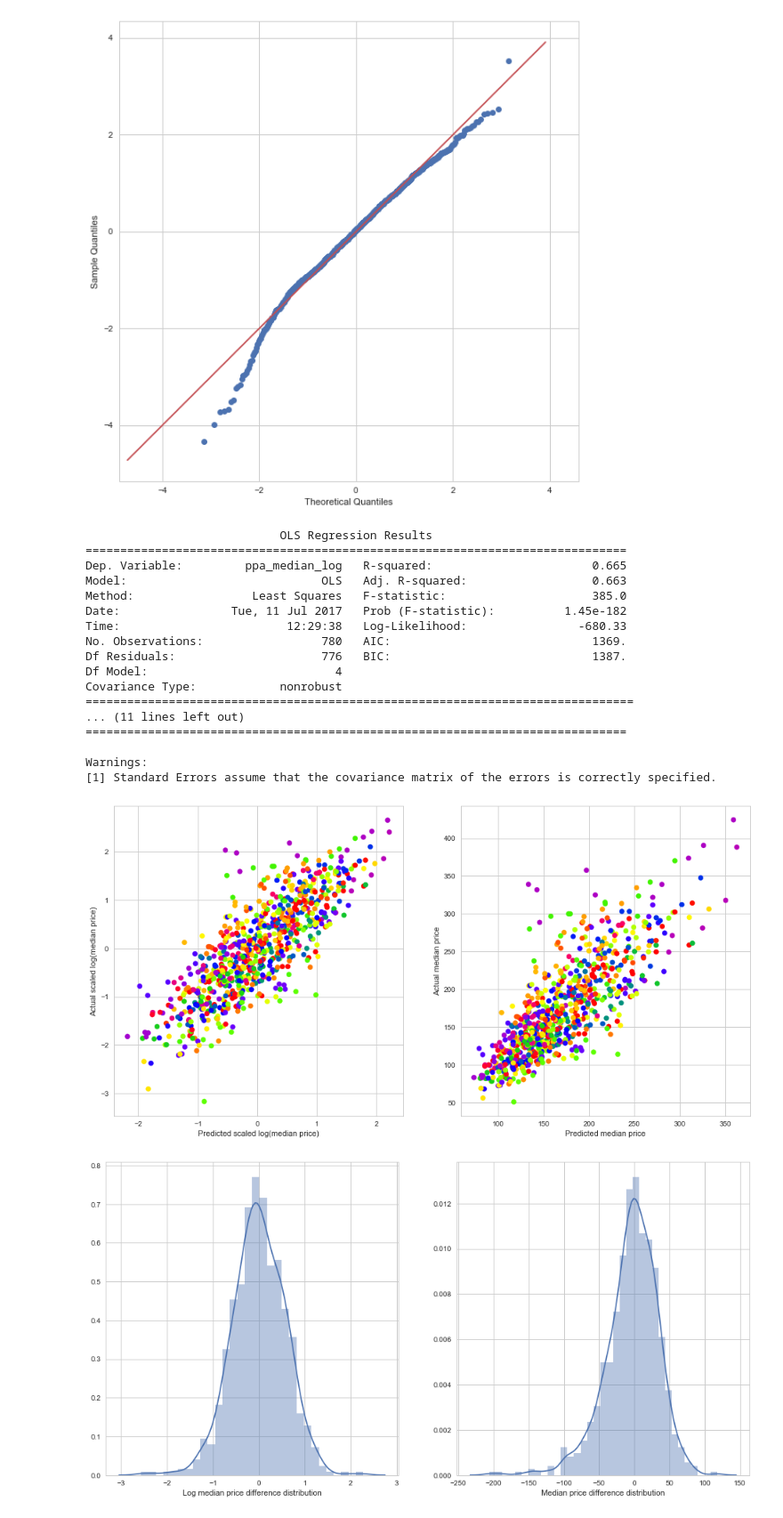
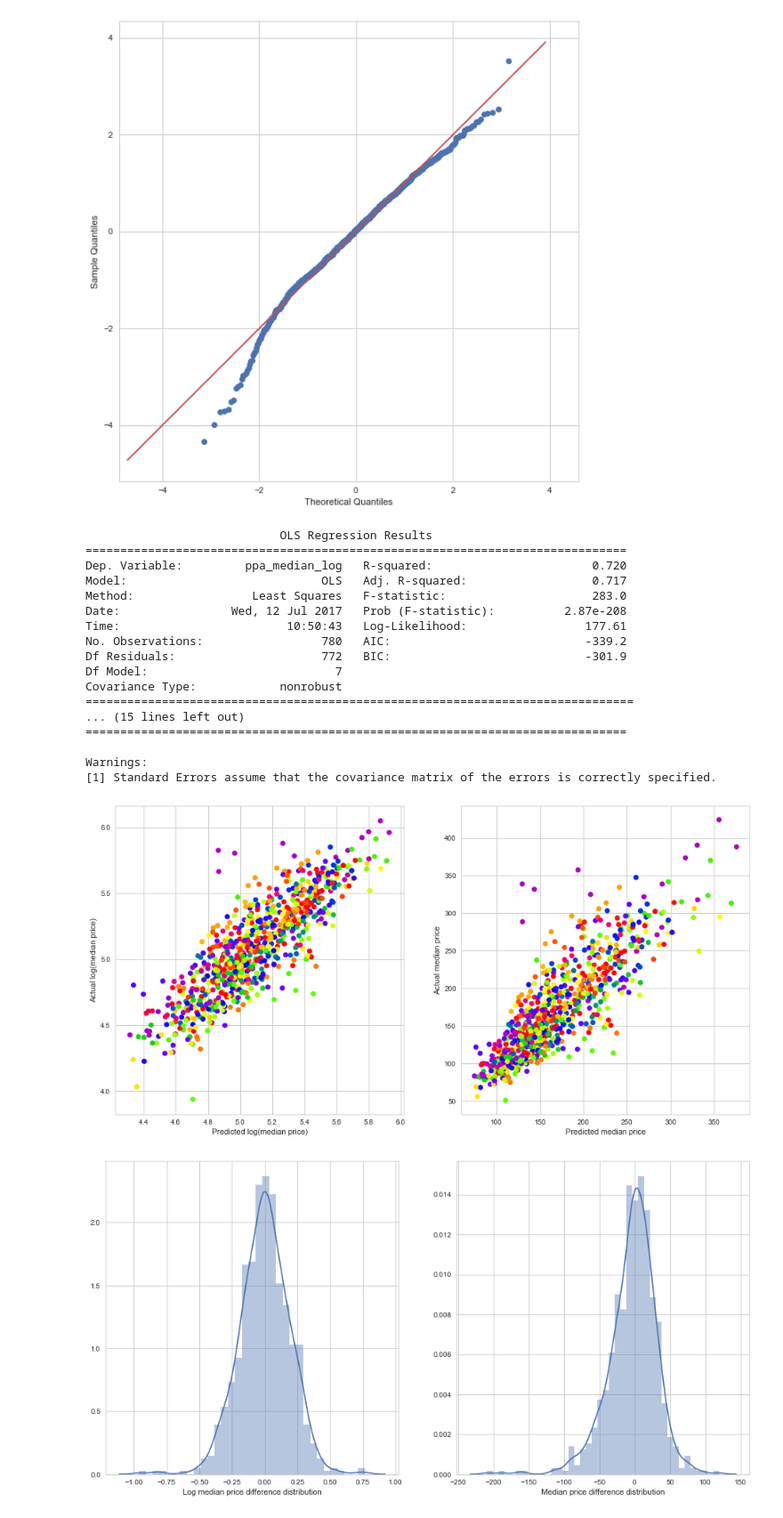
Before and after one commit to greymistcube/ds_pop_estate_analysis, a Jupyter notebook: 09_linear_regression.ipynb, the cells around one changed output. Shown: that part at 89% size. Saved outputs shown, nothing was run; the diff lists cells and outputs as text; code cells hidden in the pictures.

Commit message:
simplified classes and methods

```diff
--- a/09_linear_regression.ipynb
+++ b/09_linear_regression.ipynb
@@ -48,10 +42,10 @@ ppa_columns = ['ppa_mean', 'ppa_median', 'ppa_median_log']
 # %%
 # custom class that contains three dataframes according to respective labels
 class Cases_df:
-    def __init__(self, df):
-        self.all = Custom_df(df)
-        self.one = Custom_df(df.loc[0])
-        self.two = Custom_df(df.loc[1])
+    def __init__(self, df, target='ppa_median_log'):
+        self.all = Custom_df(df.reset_index(0), target)
+        self.one = Custom_df(df.loc[0], target)
+        self.two = Custom_df(df.loc[1], target)
 # %%
 # custom class containing a fitted linear regression model,
 # parameters, targets, and area codes for easy access
@@ -112,21 +103,21 @@ def optimize_fit(df_normal):
     return dfX, dfy, result
 # %%
 # custom plotting function
-def plot_results(df_custom):
+def plot_results(df_custom, target='ppa_median_log'):
     # colors!
     colors = np.tile(range(df_custom.dfy.count()[0] // 10), 10)
 
     # plot predicted price vs actual price
     plt.figure(figsize=(16, 8))
     plt.subplot(1, 2, 1)
-    plt.scatter(df_custom.result.predict(df_custom.dfX), df_custom.df_normal.ppa_median_log, c=colors, cmap='prism')
+    plt.scatter(df_custom.result.predict(df_custom.dfX), df_custom.dfy[target], c=colors, cmap='prism')
 #   sns.regplot(df_custom.result.predict(df_custom.dfX), df_custom.df_normal.ppa_median_log)
-    plt.xlabel('Predicted scaled log(median price)')
-    plt.ylabel('Actual scaled log(median price)')
+    plt.xlabel('Predicted log(median price)')
+    plt.ylabel('Actual log(median price)')
 
     plt.subplot(1, 2, 2)
-    plt.scatter(np.exp(df_custom.df_scaler.ppa_median_log.inverse_transform(df_custom.result.predict(df_custom.dfX))),
-                np.exp(df_custom.df_scaler.ppa_median_log.inverse_transform(df_custom.df_normal.ppa_median_log)),
+    plt.scatter(np.exp(df_custom.result.predict(df_custom.dfX)),
+                np.exp(df_custom.dfy[target]),
                 c=colors, cmap='prism')
 #   sns.regplot(np.exp(df_custom.df_scaler.ppa_median_log.inverse_transform(df_custom.result.predict(df_custom.dfX))),
 #               np.exp(df_custom.df_scaler.ppa_median_log.inverse_transform(df_custom.df_normal.ppa_median_log)))
@@ -136,16 +127,16 @@ def plot_results(df_custom):
     # plot price different distributions
     plt.figure(figsize=(16, 8))
     plt.subplot(1, 2, 1)
-    sns.distplot(df_custom.result.predict(df_custom.dfX) - df_custom.df_normal.ppa_median_log)
+    sns.distplot(df_custom.result.predict(df_custom.dfX) - df_custom.dfy[target])
     plt.xlabel('Log median price difference distribution')
 
     plt.subplot(1, 2, 2)
-    sns.distplot(np.exp(df_custom.df_scaler.ppa_median_log.inverse_transform(df_custom.result.predict(df_custom.dfX))) -
-                 np.exp(df_custom.df_scaler.ppa_median_log.inverse_transform(df_custom.df_normal.ppa_median_log)))
+    sns.distplot(np.exp(df_custom.result.predict(df_custom.dfX)) - np.exp(df_custom.dfy[target]))
     plt.xlabel('Median price difference distribution')
 # %%
 # create a custom object with all pertaining info
-df_cases = Cases_df(df)
+target = 'ppa_median_log'
+df_cases = Cases_df(df, target)
 # %%
 # print the fitted result for all area codes
 print(df_cases.all.result.summary())
@@ -181,27 +172,27 @@ plt.gca().axis("square");
 # %%
 # print the fitted result for all area codes with label 0
 print(df_cases.one.result.summary())
-plot_results(df_cases.one)
+plot_results(df_cases.one, target)
 # %% [output]
                             OLS Regression Results
 ==============================================================================
-Dep. Variable:         ppa_median_log   R-squared:                       0.665
-Model:                            OLS   Adj. R-squared:                  0.663
-Method:                 Least Squares   F-statistic:                     385.0
-Date:                Tue, 11 Jul 2017   Prob (F-statistic):          1.45e-182
-Time:                        12:29:38   Log-Likelihood:                -680.33
-No. Observations:                 780   AIC:                             1369.
-Df Residuals:                     776   BIC:                             1387.
-Df Model:                           4
+Dep. Variable:         ppa_median_log   R-squared:                       0.720
+Model:                            OLS   Adj. R-squared:                  0.717
+Method:                 Least Squares   F-statistic:                     283.0
+Date:                Wed, 12 Jul 2017   Prob (F-statistic):          2.87e-208
+Time:                        10:50:43   Log-Likelihood:                 177.61
+No. Observations:                 780   AIC:                            -339.2
+Df Residuals:                     772   BIC:                            -301.9
+Df Model:                           7
 Covariance Type:            nonrobust
 ===============================================================================
-... (11 lines left out)
+... (15 lines left out)
 ==============================================================================
 
 Warnings:
 [1] Standard Errors assume that the covariance matrix of the errors is correctly specified.
-[figure, old version]
+[figure, new version]
-[figure, old version]
+[figure, new version]
 # %%
 plt.figure(figsize=(10, 10))
 ax = plt.subplot(1, 1, 1)
```
Also changed, not shown: parts of 9 cells of this notebook.
